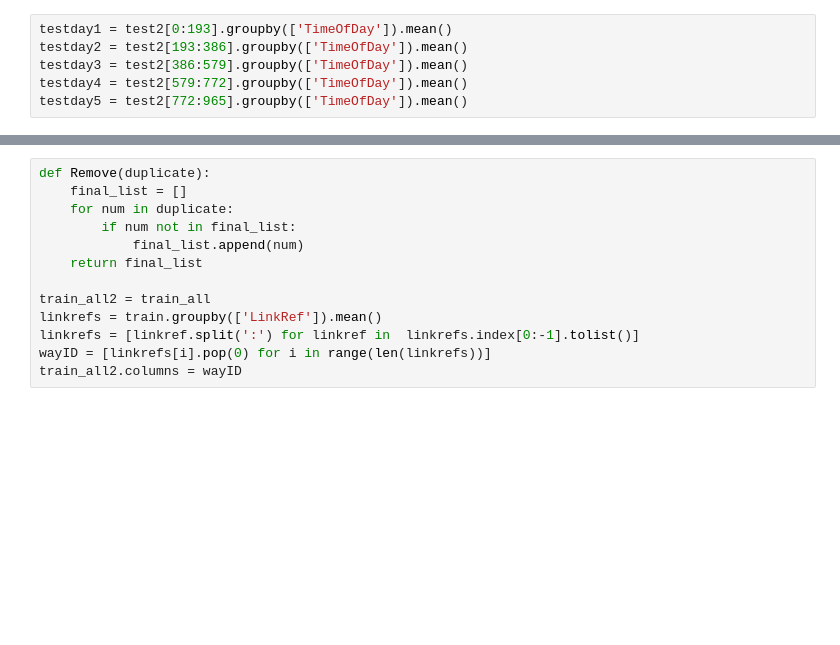
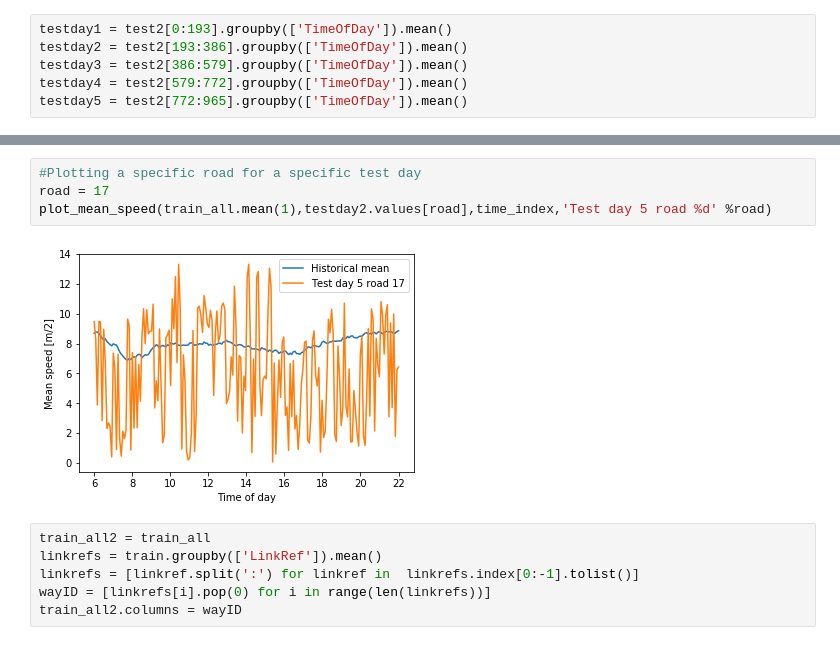
Before and after one commit to intelligenttrafficforecasting/busmodders, a Jupyter notebook: misc/Historical mean - New results.ipynb, the cells around one changed output, grey strips where cells are left out. Cells and saved outputs as stored; diff of their text form; blank space fills up the shorter version.

```diff
--- a/misc/Historical mean - New results.ipynb
+++ b/misc/Historical mean - New results.ipynb
@@ -150,11 +145,10 @@ plt.plot(train3['87502481:4279694295:4279694293'])
+# %%
+#Plotting a specific road for a specific test day
+road = 17
+plot_mean_speed(train_all.mean(1),testday2.values[road],time_index,'Test day 5 road %d' %road)
+# %% [output]
+[figure, added]
 # %%
-def Remove(duplicate):
-    final_list = []
-    for num in duplicate:
-        if num not in final_list:
-            final_list.append(num)
-    return final_list
-
 train_all2 = train_all
 linkrefs = train.groupby(['LinkRef']).mean()
 linkrefs = [linkref.split(':') for linkref in  linkrefs.index[0:-1].tolist()]
```
Also changed, not shown: parts of 7 cells of this notebook.
